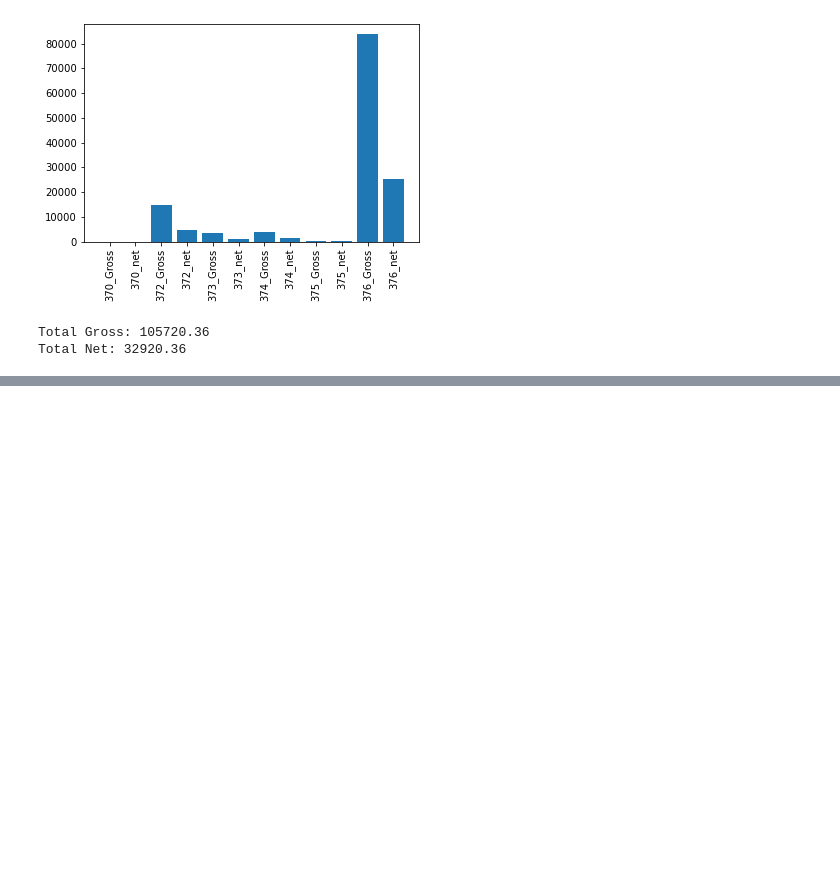
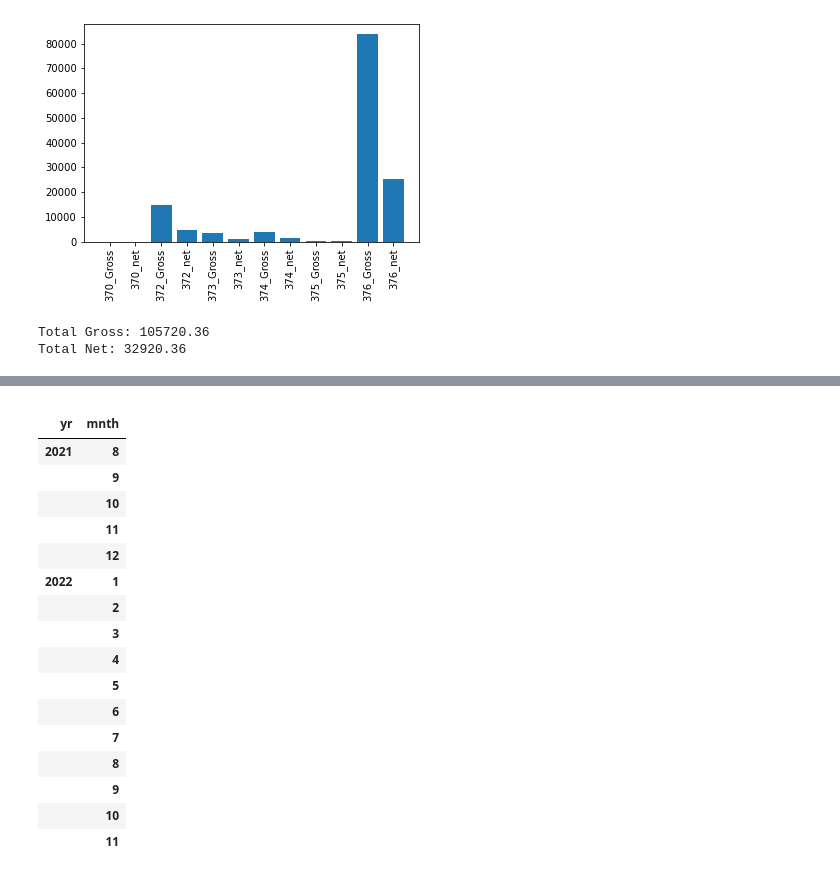
Before and after one commit to dmorton714/vis, a Jupyter notebook: vis.ipynb, the cells around one changed output, grey strips where cells are left out. Drawn from its saved outputs; the diff is of its cells as text; code cells hidden in the pictures; blank space fills up the shorter version.

```diff
--- a/vis.ipynb
+++ b/vis.ipynb
@@ -391,0 +415,6 @@ Name: Qty, dtype: int64
+# %%
+ # convert to date
+df5 = pd.to_datetime(df5['Date'])
+
+# verify datatype
+print(df5)
@@ -391,0 +475,21 @@ Name: Qty, dtype: int64
+# %%
+df5.assign(yr = df5['Date'].dt.year, mnth = df5['Date'].dt.month).groupby(['yr', 'mnth']).sum()
+# %% [output]
+|  |  |
+| yr | mnth |
+| 2021 | 8 |
+|  | 9 |
+|  | 10 |
+|  | 11 |
+|  | 12 |
+| 2022 | 1 |
+|  | 2 |
+|  | 3 |
+|  | 4 |
+|  | 5 |
+|  | 6 |
+|  | 7 |
+|  | 8 |
+|  | 9 |
+|  | 10 |
+|  | 11 |
```
Also changed, not shown: parts of 10 cells of this notebook.
